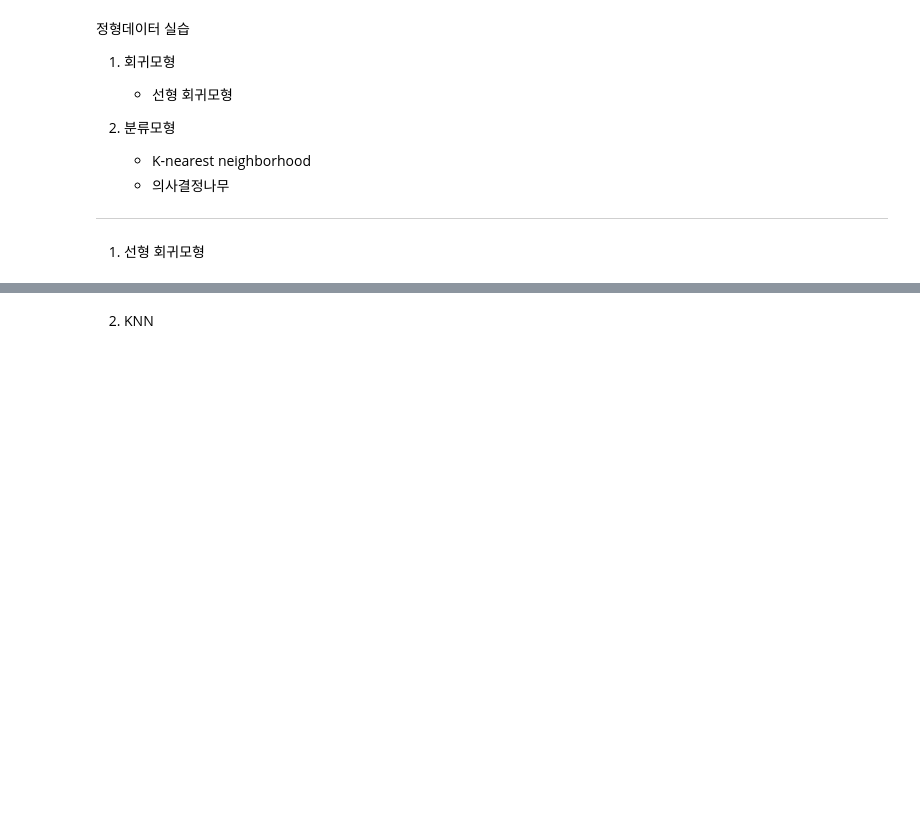
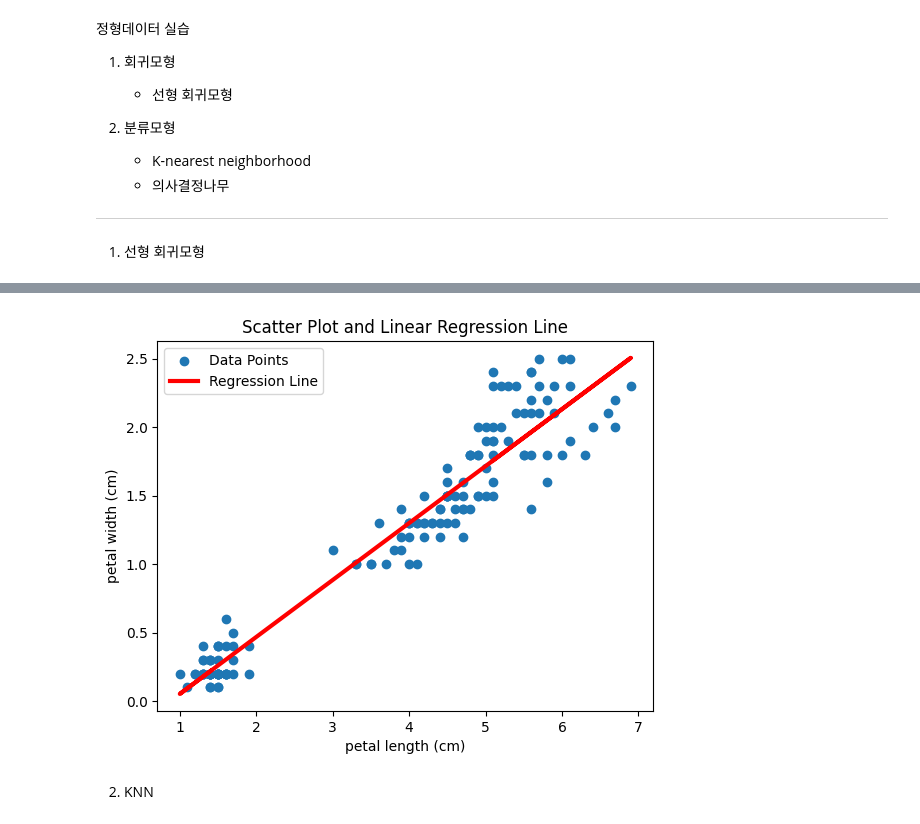
Before and after one commit to jiieunshin/high-univ, a Jupyter notebook: python/ML.ipynb, the cells around one changed output, grey strips where cells are left out. Drawn from its saved outputs; the diff is of its cells as text; code cells hidden in the pictures; blank space fills up the shorter version.

```diff
--- a/python/ML.ipynb
+++ b/python/ML.ipynb
@@ -74,3 +53,15 @@ plt.show()
+# %%
+# 회귀선 그리기
+plt.scatter(X, y, cmap='viridis', label='Data Points')
+plt.plot(X, model.predict(X.reshape(-1, 1)), color='red', linewidth=3, label='Regression Line')
+
+plt.legend()
+plt.title('Scatter Plot and Linear Regression Line')
+plt.xlabel('petal length (cm)')
+plt.ylabel('petal width (cm)')
+plt.show()
+# %% [output]
+[figure, added]
 # %% [markdown]
 2. KNN
 # %%
```
Also changed, not shown: parts of 4 cells of this notebook, 1 other file.
